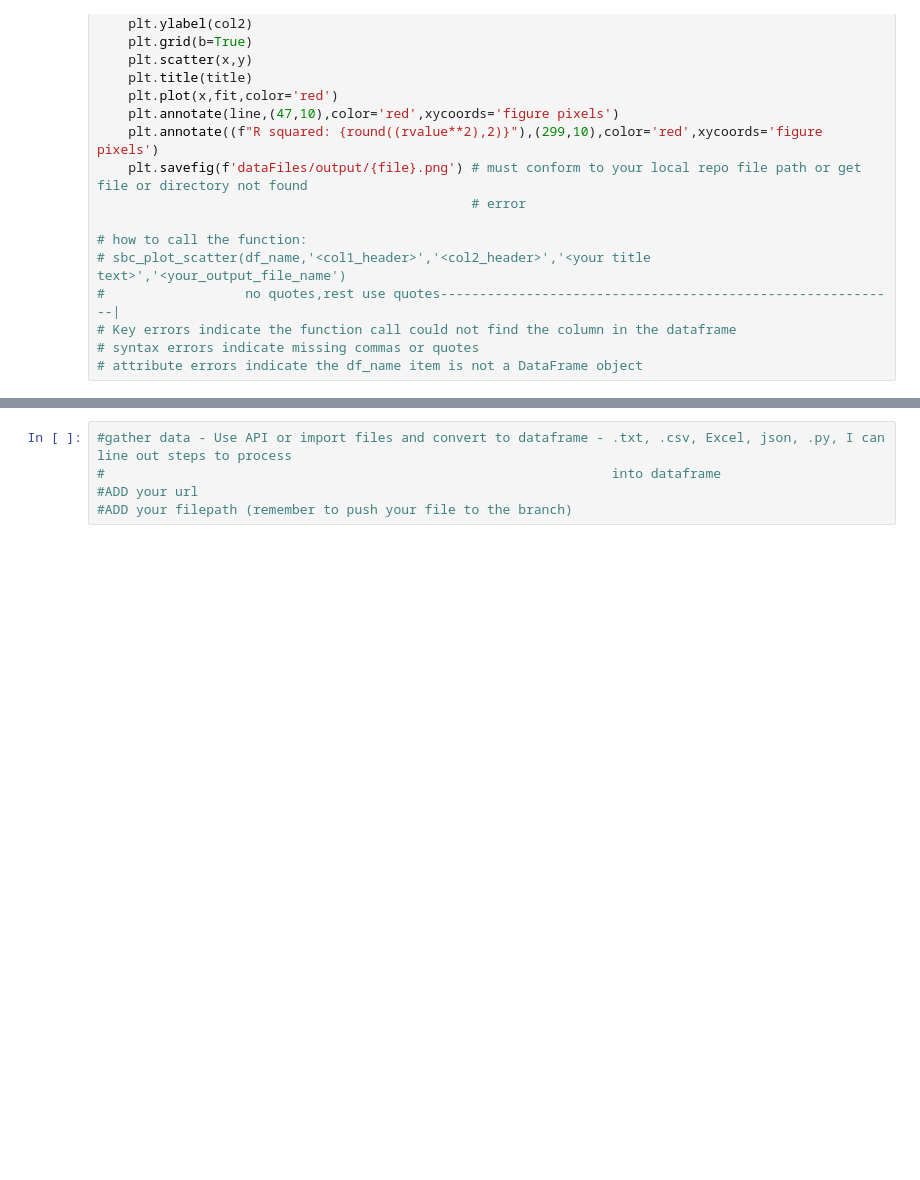
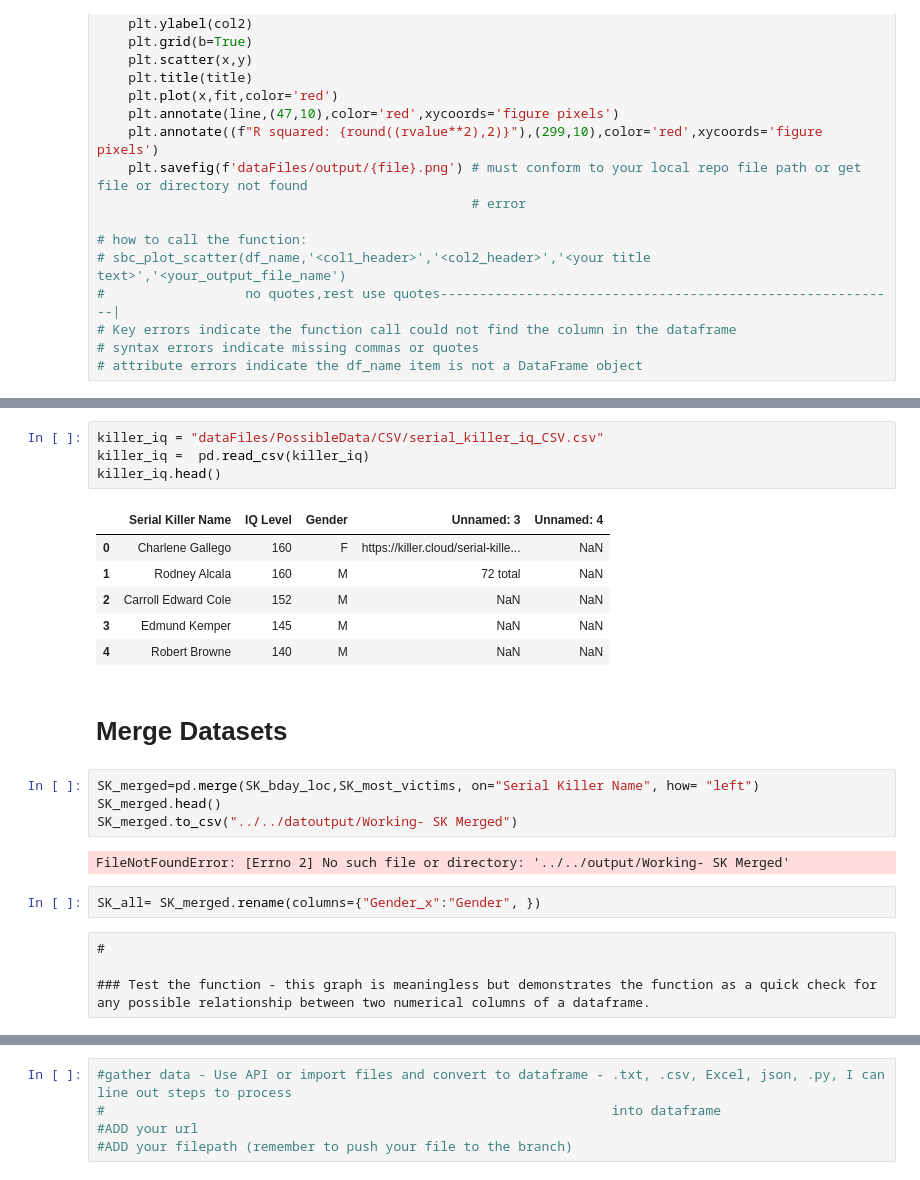
Before and after one commit to Crobinson17/Not_Fussy_Project-01, a Jupyter notebook: Not_Fussy_Project-01_starter-MS.ipynb, the cells around one changed output, grey strips where cells are left out. Saved outputs shown, nothing was run; the diff lists cells and outputs as text; blank space fills up the shorter version.

Commit message:
Working SK merge

```diff
--- a/Not_Fussy_Project-01_starter-MS.ipynb
+++ b/Not_Fussy_Project-01_starter-MS.ipynb
@@ -70,3 +165,28 @@ SK_bday_loc.head()
+# %%
+killer_iq = "dataFiles/PossibleData/CSV/serial_killer_iq_CSV.csv"
+killer_iq =  pd.read_csv(killer_iq)
+killer_iq.head()
+# %% [output]
+|  | Serial Killer Name | IQ Level | Gender | Unnamed: 3 | Unnamed: 4 |
+| 0 | Charlene Gallego | 160 | F | https://killer.cloud/serial-kille... | NaN |
+| 1 | Rodney Alcala | 160 | M | 72 total | NaN |
+| 2 | Carroll Edward Cole | 152 | M | NaN | NaN |
+| 3 | Edmund Kemper | 145 | M | NaN | NaN |
+| 4 | Robert Browne | 140 | M | NaN | NaN |
+# %% [markdown]
+# Merge Datasets
+# %%
+SK_merged=pd.merge(SK_bday_loc,SK_most_victims, on="Serial Killer Name", how= "left")
+SK_merged.head()
+SK_merged.to_csv("../../datoutput/Working- SK Merged")
+# %% [output]
+FileNotFoundError: [Errno 2] No such file or directory: '../../output/Working- SK Merged'
+# %%
+SK_all= SK_merged.rename(columns={"Gender_x":"Gender", })
+# %% [raw]
+#
+
+### Test the function - this graph is meaningless but demonstrates the function as a quick check for any possible relationship between two numerical columns of a dataframe.
 # %%
 #sbc_plot_scatter(winners_df,'Winning Score','Super Bowl Appearances','Test','test_file') - Shows single and double quote.
 #                                                                                           mixing quotes gives syntax error
```
Also changed, not shown: parts of 12 cells of this notebook, 1 other file.
